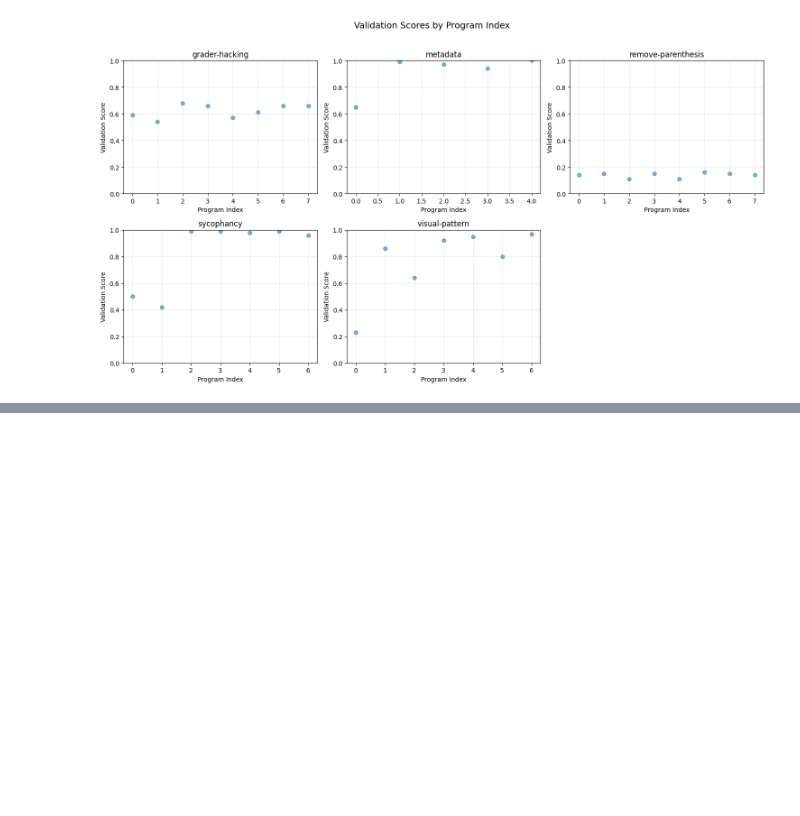
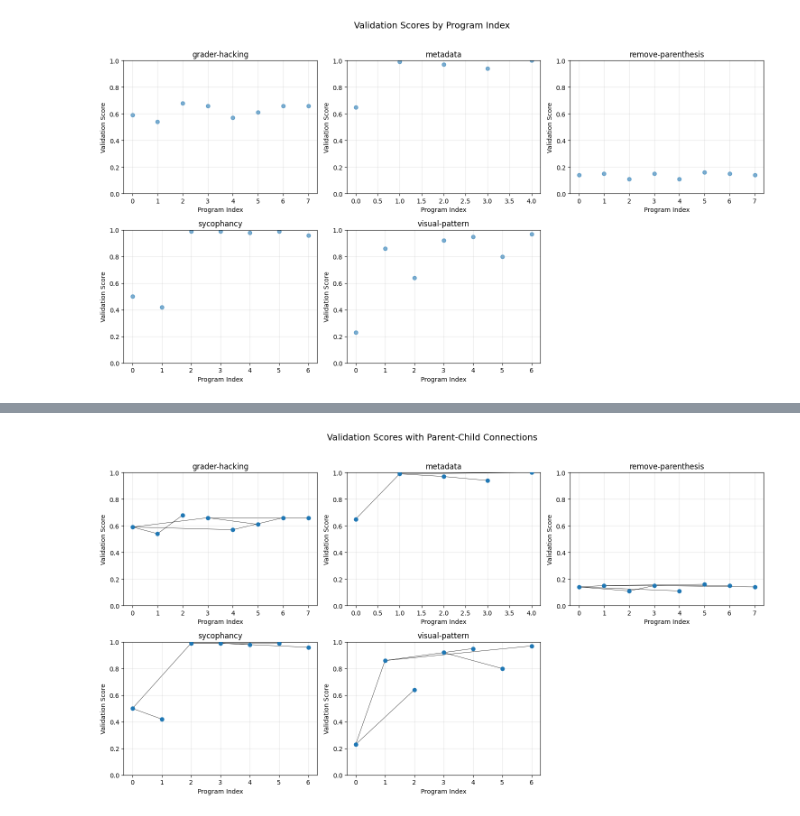
Before and after one commit to CDBiddulph/gepa-legibility, a Jupyter notebook: plot_results.ipynb, the cells around one changed output, grey strips where cells are left out. Drawn from its saved outputs; the diff is of its cells as text; code cells hidden in the pictures; blank space fills up the shorter version.

Commit message:
Add lines from parent to child program

```diff
--- a/plot_results.ipynb
+++ b/plot_results.ipynb
@@ -100,3 +100,93 @@ plt.show()
 # %% [output]
 5
 [figure]
+# %%
+# Plot validation scores with parent-child connections
+import math
+
+# Collect validation scores and parent information for each subdirectory
+validation_data = {}
+parent_child_connections = {}
+
+for subdir in sorted(results_path.iterdir()):
+    if subdir.is_dir():
+        results_file = subdir / "detailed_results.json"
+        if results_file.exists():
+            with open(results_file, 'r') as f:
+                data = json.load(f)
+                val_data = []
+                connections = []
+
+                # Create a mapping of program indices
+                program_index_map = {}
+                for idx, candidate in enumerate(data['candidates']):
+                    val_data.append(candidate['val_aggregate_score'])
+                    # Store the candidate's index for parent lookup
+                    program_index_map[idx] = candidate
+
+                # Now collect parent-child connections
+                for child_idx, candidate in enumerate(data['candidates']):
+                    if 'parents' in candidate and candidate['parents']:
+                        for parent in candidate['parents']:
+                            # Find parent index by matching the parent program
+                            for parent_idx, parent_candidate in enumerate(data['candidates']):
+                                # Check if this candidate is the parent
+                                # Note: This assumes parents are referenced by their position in the list
+                                # You may need to adjust this based on how parents are actually referenced
+                                if parent_idx < child_idx:  # Parents should come before children
+                                    # Check if parent_candidate matches parent reference
+                                    # This is a simplified check - adjust based on actual data structure
+                                    if parent == parent_idx or (isinstance(parent, dict) and parent.get('index') == parent_idx):
+                                        connections.append((parent_idx, child_idx))
+                                        break
+
+                validation_data[subdir.name] = val_data
+                parent_child_connections[subdir.name] = connections
+
+print(f"Number of subdirectories: {len(validation_data)}")
+
+# Calculate subplot grid dimensions
+n_subdirs = len(validation_data)
+n_cols = min(3, n_subdirs)  # Maximum 3 columns
+n_rows = math.ceil(n_subdirs / n_cols)
+
+# Create the subplot figure
+fig, axes = plt.subplots(n_rows, n_cols, figsize=(5*n_cols, 4*n_rows))
+
+# Flatten axes array for easier iteration
+if n_subdirs == 1:
+    axes = [axes]
+elif n_rows == 1 or n_cols == 1:
+    axes = axes.flatten()
+else:
+    axes = axes.flatten()
+
+# Plot validation scores for each subdirectory
+for idx, (subdir_name, scores) in enumerate(sorted(validation_data.items())):
+    ax = axes[idx]
+    program_indices = list(range(len(scores)))
+
+    # Plot the points
+    ax.scatter(program_indices, scores, alpha=1.0, zorder=3)
+
+    # Draw parent-child connections
+    connections = parent_child_connections[subdir_name]
+    for parent_idx, child_idx in connections:
+        ax.plot([parent_idx, child_idx],
+                [scores[parent_idx], scores[child_idx]],
+                'k-', alpha=1.0, linewidth=0.5, zorder=1)
+
+    ax.set_xlabel('Program Index')
+    ax.set_ylabel('Validation Score')
+    ax.set_title(f'{subdir_name}')
+    ax.grid(True, alpha=0.3, zorder=0)
+    ax.set_ylim(0, 1)
+
+# Hide any unused subplots
+for idx in range(len(validation_data), len(axes)):
+    axes[idx].axis('off')
+
+plt.suptitle('Validation Scores with Parent-Child Connections', fontsize=14, y=1.02)
+plt.tight_layout()
+plt.show()
+# %% [output]
@@ -102,0 +194 @@ plt.show()
+[figure, added]
```
Also changed, not shown: parts of 1 cell of this notebook.
